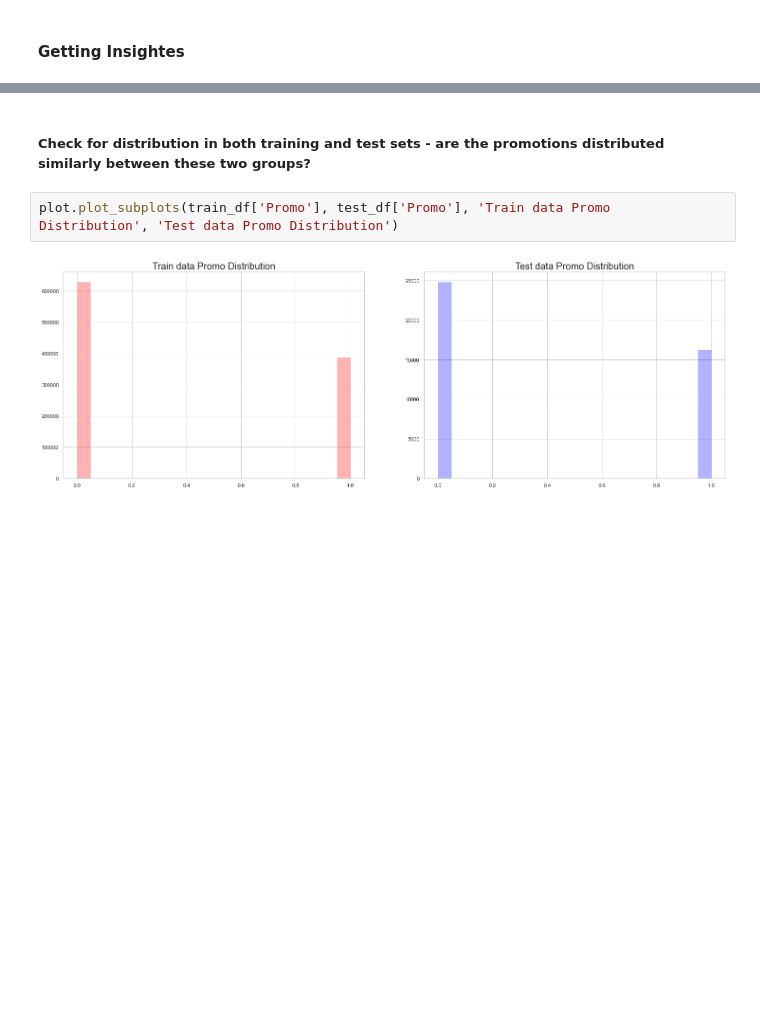
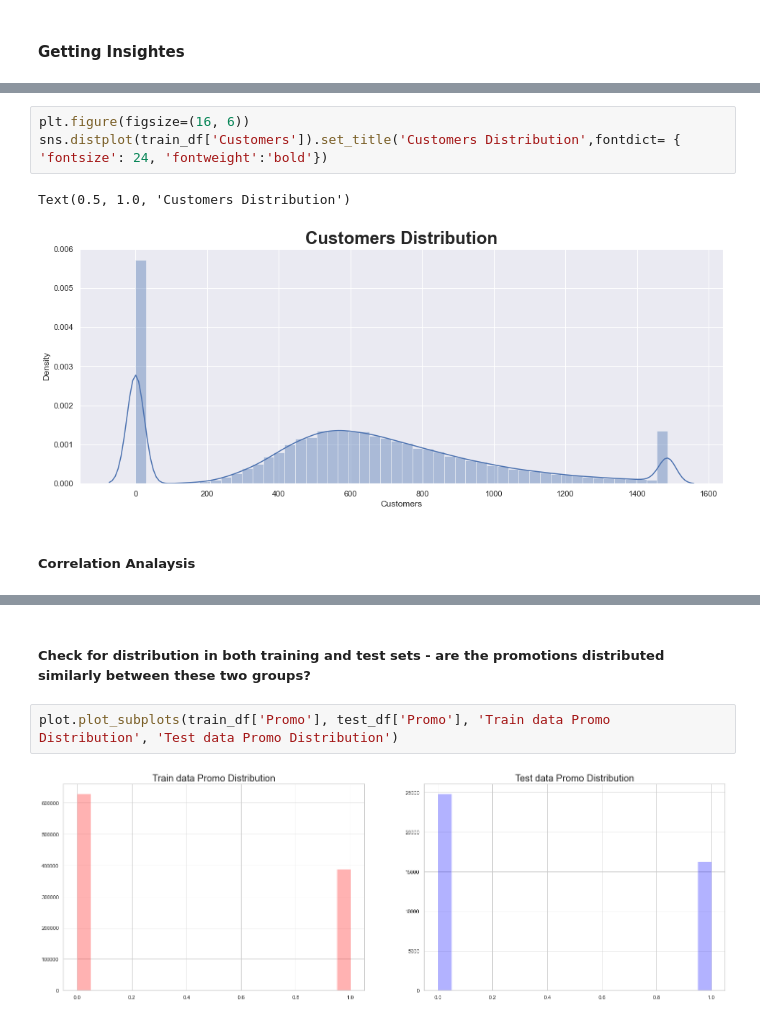
Before and after one commit to tigisthailay/Rossmann-Pharmaceuticals-Sales-prediction, a Jupyter notebook: notebooks/EDA.ipynb, the cells around one changed output, grey strips where cells are left out. Cells and saved outputs as stored; diff of their text form; blank space fills up the shorter version.

```diff
--- a/notebooks/EDA.ipynb
+++ b/notebooks/EDA.ipynb
@@ -294,0 +357,8 @@ plt.show()
+# %%
+plt.figure(figsize=(16, 6))
+sns.distplot(train_df['Customers']).set_title('Customers Distribution',fontdict= { 'fontsize': 24, 'fontweight':'bold'})
+# %% [output]
+Text(0.5, 1.0, 'Customers Distribution')
+[figure, added]
+# %% [markdown]
+##### Correlation Analaysis
```
Also changed, not shown: parts of 47 cells of this notebook.
